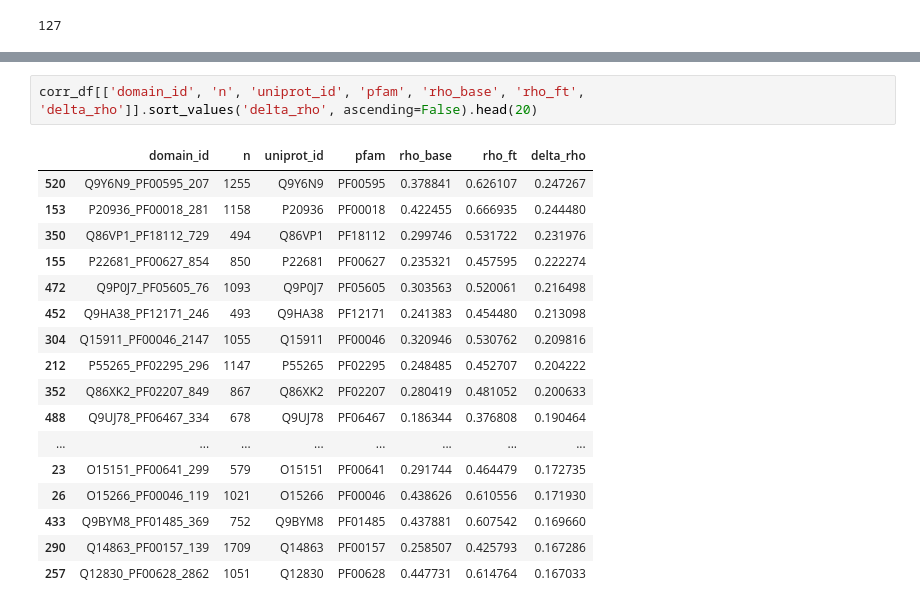
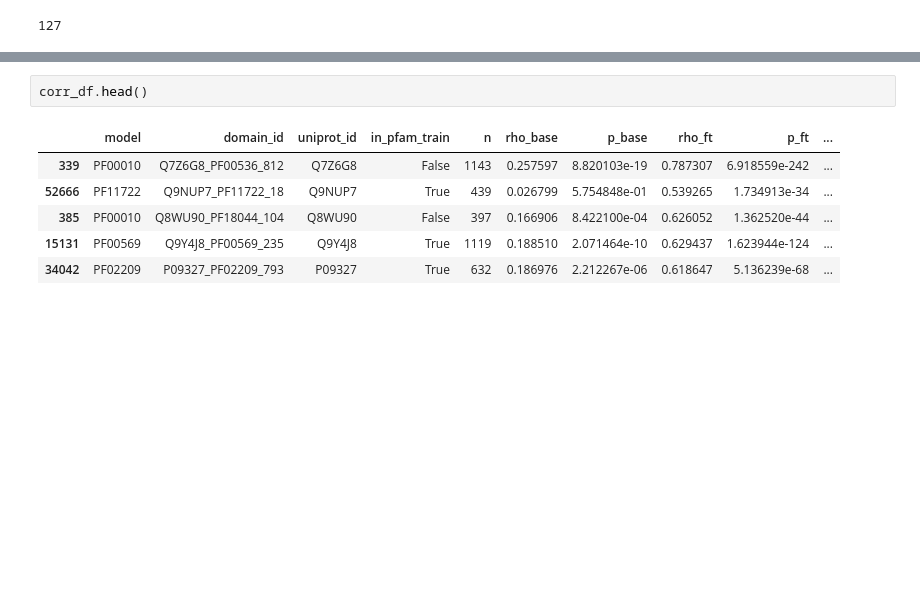
Before and after one commit to Hutch-Johnson/Protein-Language-Models, a Jupyter notebook: ESM_domainome_pfam_llr_compare.ipynb, the cells around one changed output, grey strips where cells are left out. Drawn from its saved outputs; the diff is of its cells as text; blank space fills up the shorter version.

```diff
--- a/ESM_domainome_pfam_llr_compare.ipynb
+++ b/ESM_domainome_pfam_llr_compare.ipynb
@@ -647,20 +436,9 @@ plt.show()
-# %%
-corr_df[['domain_id', 'n', 'uniprot_id', 'pfam', 'rho_base', 'rho_ft', 'delta_rho']].sort_values('delta_rho', ascending=False).head(20)
-# %% [output]
-|  | domain_id | n | uniprot_id | pfam | rho_base | rho_ft | delta_rho |
-| 520 | Q9Y6N9_PF00595_207 | 1255 | Q9Y6N9 | PF00595 | 0.378841 | 0.626107 | 0.247267 |
-| 153 | P20936_PF00018_281 | 1158 | P20936 | PF00018 | 0.422455 | 0.666935 | 0.244480 |
-| 350 | Q86VP1_PF18112_729 | 494 | Q86VP1 | PF18112 | 0.299746 | 0.531722 | 0.231976 |
-| 155 | P22681_PF00627_854 | 850 | P22681 | PF00627 | 0.235321 | 0.457595 | 0.222274 |
-| 472 | Q9P0J7_PF05605_76 | 1093 | Q9P0J7 | PF05605 | 0.303563 | 0.520061 | 0.216498 |
-| 452 | Q9HA38_PF12171_246 | 493 | Q9HA38 | PF12171 | 0.241383 | 0.454480 | 0.213098 |
-| 304 | Q15911_PF00046_2147 | 1055 | Q15911 | PF00046 | 0.320946 | 0.530762 | 0.209816 |
-| 212 | P55265_PF02295_296 | 1147 | P55265 | PF02295 | 0.248485 | 0.452707 | 0.204222 |
-| 352 | Q86XK2_PF02207_849 | 867 | Q86XK2 | PF02207 | 0.280419 | 0.481052 | 0.200633 |
-| 488 | Q9UJ78_PF06467_334 | 678 | Q9UJ78 | PF06467 | 0.186344 | 0.376808 | 0.190464 |
-| ... | ... | ... | ... | ... | ... | ... | ... |
-| 23 | O15151_PF00641_299 | 579 | O15151 | PF00641 | 0.291744 | 0.464479 | 0.172735 |
-| 26 | O15266_PF00046_119 | 1021 | O15266 | PF00046 | 0.438626 | 0.610556 | 0.171930 |
-| 433 | Q9BYM8_PF01485_369 | 752 | Q9BYM8 | PF01485 | 0.437881 | 0.607542 | 0.169660 |
-| 290 | Q14863_PF00157_139 | 1709 | Q14863 | PF00157 | 0.258507 | 0.425793 | 0.167286 |
-| 257 | Q12830_PF00628_2862 | 1051 | Q12830 | PF00628 | 0.447731 | 0.614764 | 0.167033 |
+# %%
+corr_df.head()
+# %% [output]
+|  | model | domain_id | uniprot_id | in_pfam_train | n | rho_base | p_base | rho_ft | p_ft | ... |
+| 339 | PF00010 | Q7Z6G8_PF00536_812 | Q7Z6G8 | False | 1143 | 0.257597 | 8.820103e-19 | 0.787307 | 6.918559e-242 | ... |
+| 52666 | PF11722 | Q9NUP7_PF11722_18 | Q9NUP7 | True | 439 | 0.026799 | 5.754848e-01 | 0.539265 | 1.734913e-34 | ... |
+| 385 | PF00010 | Q8WU90_PF18044_104 | Q8WU90 | False | 397 | 0.166906 | 8.422100e-04 | 0.626052 | 1.362520e-44 | ... |
+| 15131 | PF00569 | Q9Y4J8_PF00569_235 | Q9Y4J8 | True | 1119 | 0.188510 | 2.071464e-10 | 0.629437 | 1.623944e-124 | ... |
+| 34042 | PF02209 | P09327_PF02209_793 | P09327 | True | 632 | 0.186976 | 2.212267e-06 | 0.618647 | 5.136239e-68 | ... |
```
Also changed, not shown: parts of 27 cells of this notebook.
